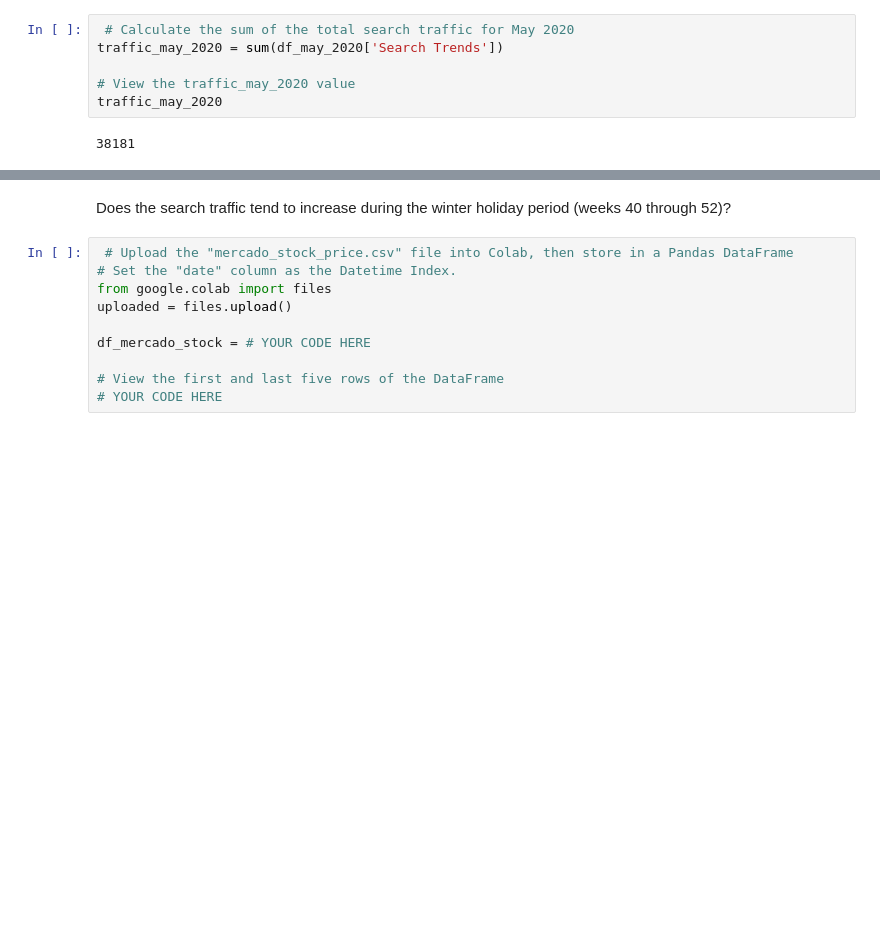
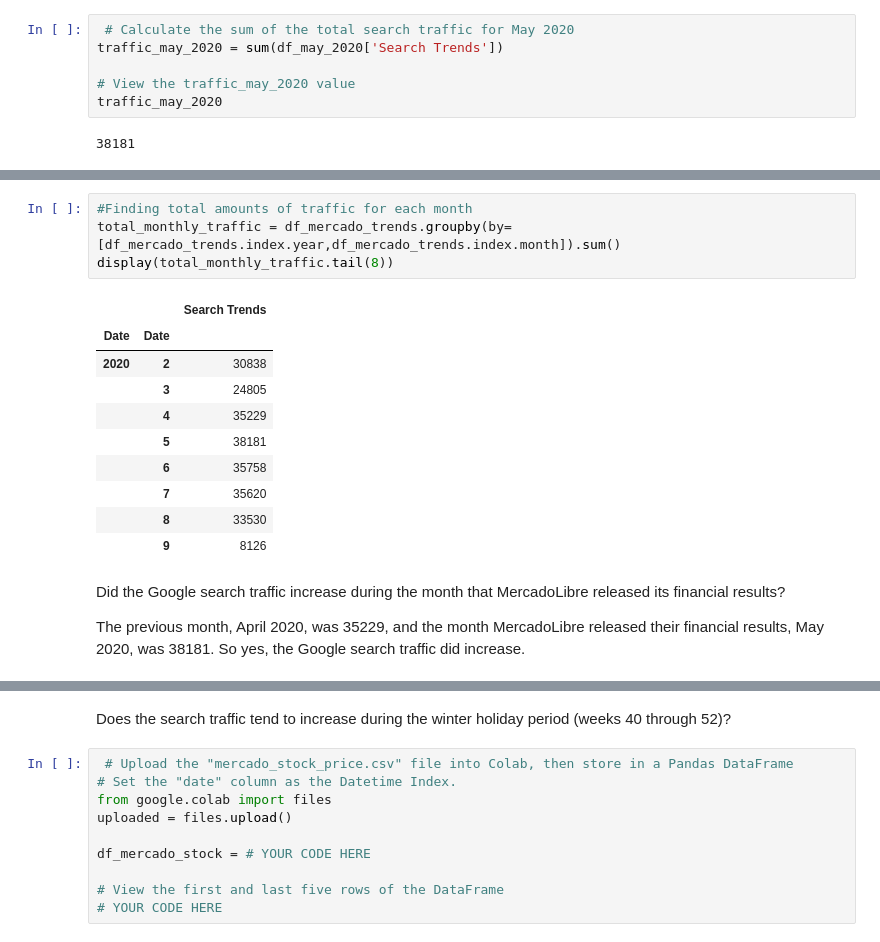
Before and after one commit to huntstunts/Module11, a Jupyter notebook: Module11.ipynb, the cells around one changed output, grey strips where cells are left out. Saved outputs shown, nothing was run; the diff lists cells and outputs as text; blank space fills up the shorter version.

```diff
--- a/Module11.ipynb
+++ b/Module11.ipynb
@@ -135,3 +141,22 @@ median_monthly_traffic
+# %%
+#Finding total amounts of traffic for each month
+total_monthly_traffic = df_mercado_trends.groupby(by=[df_mercado_trends.index.year,df_mercado_trends.index.month]).sum()
+display(total_monthly_traffic.tail(8))
+# %% [output]
+|  |  | Search Trends |
+| Date | Date |  |
+| 2020 | 2 | 30838 |
+|  | 3 | 24805 |
+|  | 4 | 35229 |
+|  | 5 | 38181 |
+|  | 6 | 35758 |
+|  | 7 | 35620 |
+|  | 8 | 33530 |
+|  | 9 | 8126 |
+# %% [markdown]
+Did the Google search traffic increase during the month that MercadoLibre released its financial results?
+
+The previous month, April 2020, was 35229, and the month MercadoLibre released their financial results, May 2020, was 38181. So yes, the Google search traffic did increase.
 # %%
  # Holoviews extension to render hvPlots in Colab
 hv.extension('bokeh')
```
Also changed, not shown: parts of 10 cells of this notebook.
